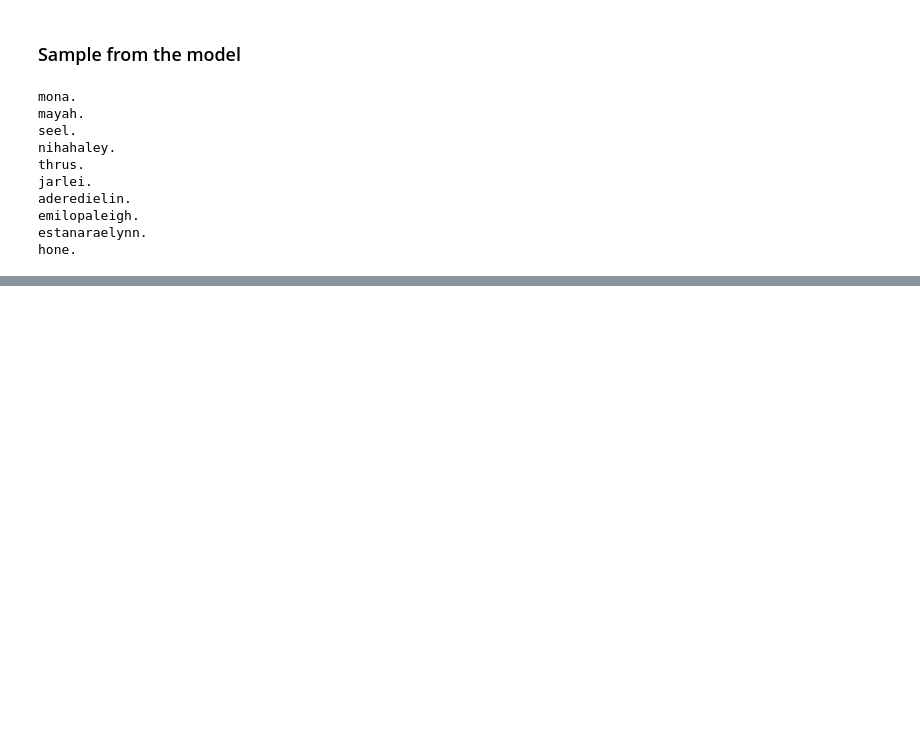
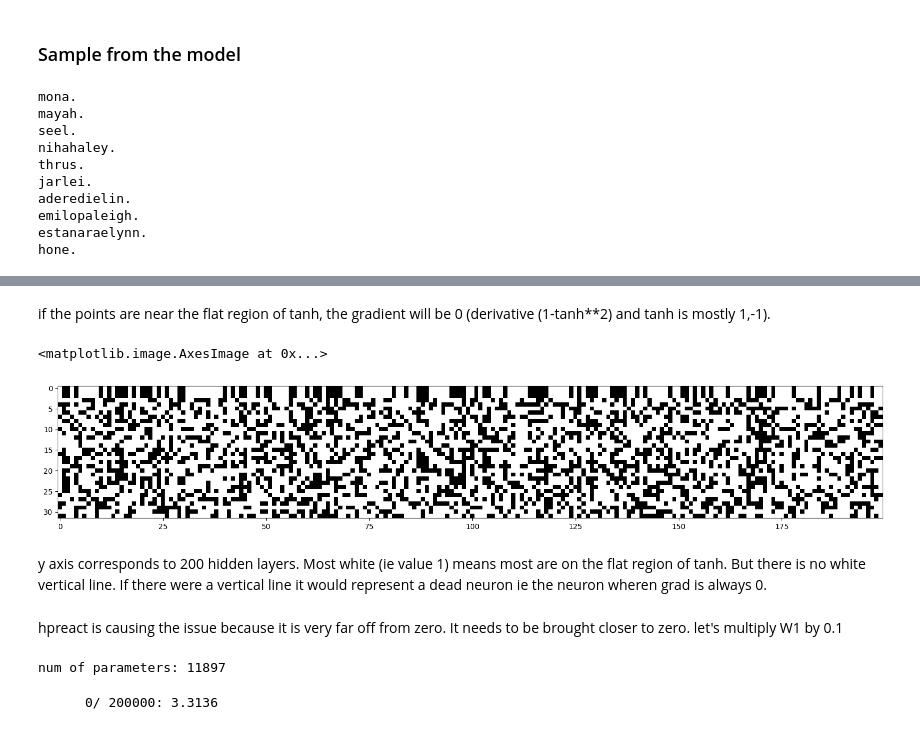
Before and after one commit to ahmedmustahid/makemore, a Jupyter notebook: makemore_3_act_grad_bn.ipynb, the cells around one changed output, grey strips where cells are left out. Drawn from its saved outputs; the diff is of its cells as text; code cells hidden in the pictures; blank space fills up the shorter version.

```diff
--- a/makemore_3_act_grad_bn.ipynb
+++ b/makemore_3_act_grad_bn.ipynb
@@ -194,0 +613,68 @@ hone.
+# %% [markdown]
+if the points are near the flat region of tanh, the gradient will be 0 (derivative (1-tanh**2) and tanh is mostly 1,-1).
+# %%
+plt.figure(figsize=(20,10))
+plt.imshow(h.abs()>0.99, cmap="gray", interpolation="nearest")
+# %% [output]
+<matplotlib.image.AxesImage at 0x...>
+[figure, added]
+# %% [markdown]
+y axis corresponds to 200 hidden layers. Most white (ie value 1) means most are on the flat region of tanh. But there is no white vertical line. If there were a vertical line it would represent a dead neuron ie the neuron wheren grad is always 0.
+# %% [markdown]
+hpreact is causing the issue because it is very far off from zero. It needs to be brought closer to zero. let's multiply W1 by 0.1
+# %%
+g = torch.Generator().manual_seed(2147483647)
+
+n_embed = 10
+n_hidden = 200
+
+C = torch.randn((27, n_embed), generator = g) #embedding matrix
+
+W1 = torch.randn((n_embed * block_size, n_hidden), generator=g) * 0.1
+b1 = torch.randn(n_hidden, generator=g) * 0.01
+
+
+W2 = torch.randn((n_hidden, vocab_size), generator=g) * 0.01
+b2 = torch.randn(vocab_size, generator=g) * 0
+
+parameters = [C, W1, W2, b1, b2]
+
+for p in parameters:
+    p.requires_grad = True
+
+print(f"num of parameters: {sum(p.nelement() for p in parameters)}")
+# %% [output]
+num of parameters: 11897
+# %%
+max_steps = 200000
+batch_size = 32
+lossi = []
+
+for i in range(max_steps):
+
+    #minibatch
+    ix = torch.randint(0, Xtr.shape[0], (batch_size,))
+    Xb, Yb = Xtr[ix], Ytr[ix]
+
+    emb = C[Xb]
+    h = torch.tanh(emb.view(-1, block_size * n_embed) @ W1 + b1)
+    logits = h @ W2 + b2
+
+    loss = F.cross_entropy(logits, Yb)
+
+    for p in parameters:
+        p.grad = None
+
+    loss.backward()
+
+    lr = 0.1 if i<100000 else 0.01
+    for p in parameters:
+        p.data += -lr * p.grad
+
+    # track stats
+    if i % 10000 == 0: # print every once in a while
+      print(f'{i:7d}/{max_steps:7d}: {loss.item():.4f}')
+    lossi.append(loss.log10().item())
+    break
+# %% [output]
+      0/ 200000: 3.3136
```
Also changed, not shown: parts of 91 cells of this notebook.
